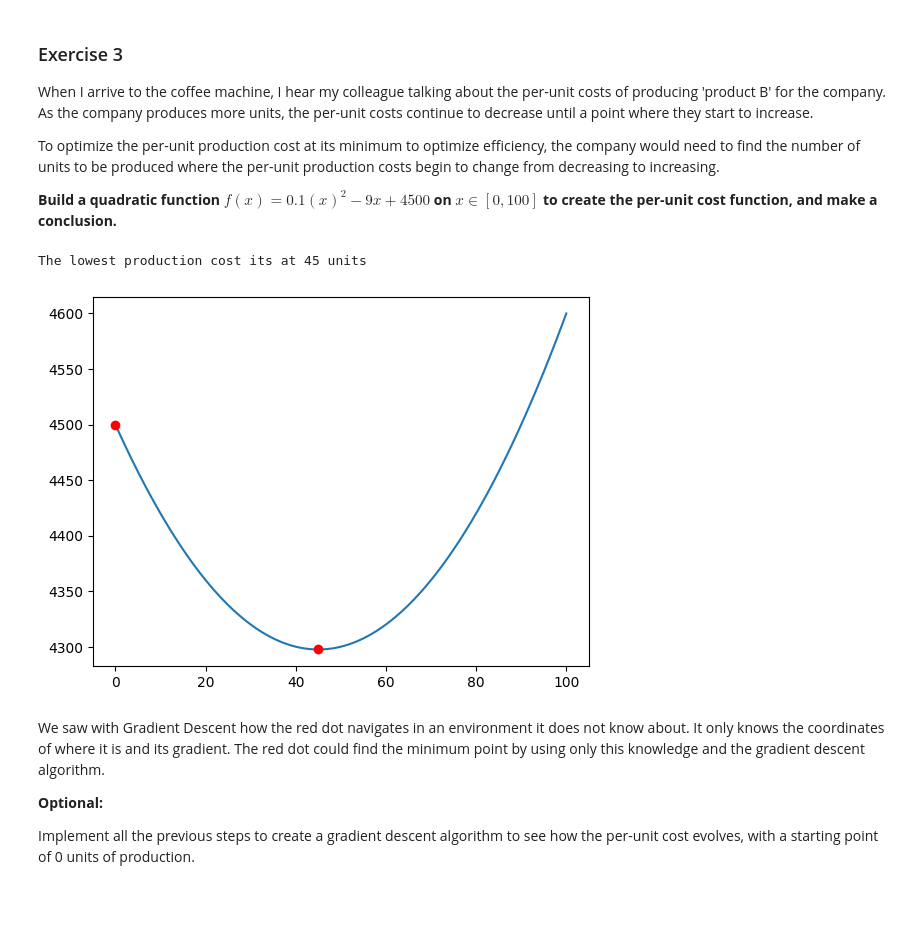
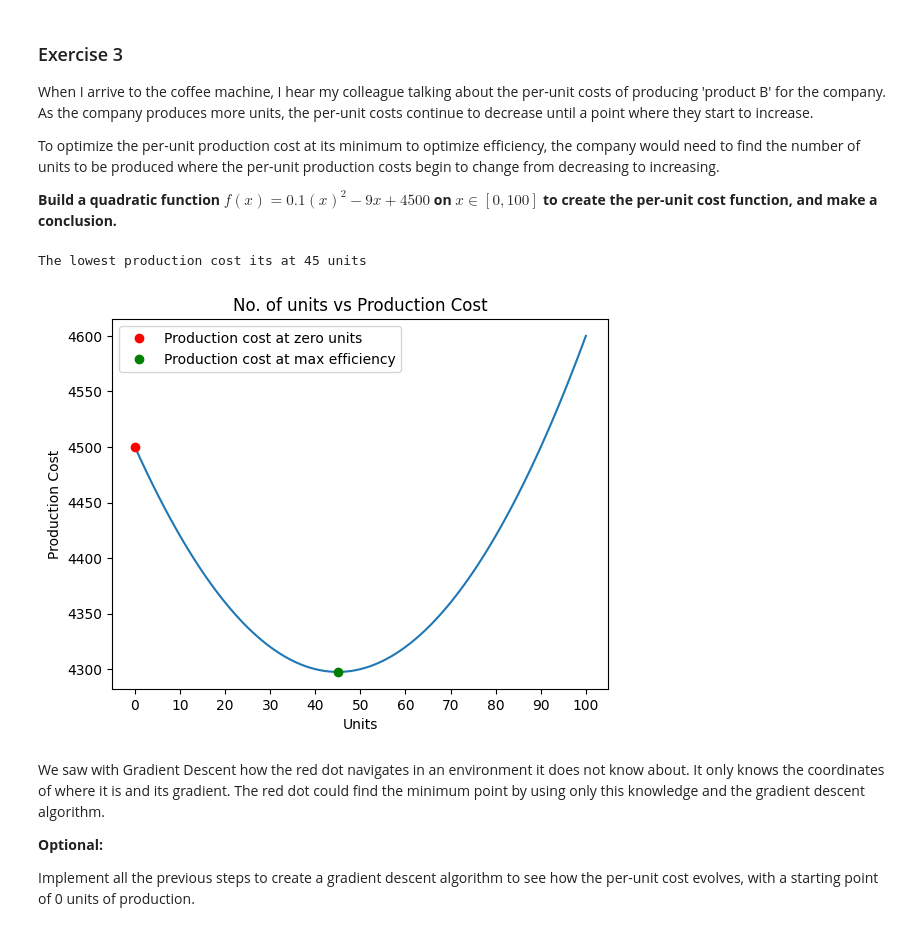
Before and after one commit to noehurtado/calculus-and-algebra-problems-with-python, a Jupyter notebook: notebook/problems.ipynb, the cells around one changed output. Drawn from its saved outputs; the diff is of its cells as text; code cells hidden in the pictures; blank space fills up the shorter version.

```diff
--- a/notebook/problems.ipynb
+++ b/notebook/problems.ipynb
@@ -284,20 +286,26 @@ To optimize the per-unit production cost at its minimum to optimize efficiency,
 # %%
 # Define and plot the function
 def prod_cost(x):
     return 0.1*(x**2) - 9*x + 4500
 units = np.linspace(0, 100, 101)
 
 df_prod = pd.DataFrame({'units': units, 'price': prod_cost(units)})
 min_price = df_prod.loc[df_prod['price'].idxmin()]
 
+print('The lowest production cost its at {} units'.format(int(min_price['units'])))
+
 plt.plot(units, prod_cost(units))
-plt.plot(0, prod_cost(0), 'ro')
-plt.plot(min_price['units'], min_price['price'], 'ro')
-
-print('The lowest production cost its at {} units'.format(int(min_price['units'])))
+plt.plot(0, prod_cost(0), 'ro', label='Production cost at zero units')
+plt.plot(min_price['units'], min_price['price'], 'go', label='Production cost at max efficiency')
+plt.title('No. of units vs Production Cost')
+plt.xlabel('Units')
+plt.ylabel('Production Cost')
+plt.xticks(np.arange(0,101,10))
+plt.legend()
+plt.show()
 # %% [output]
 The lowest production cost its at 45 units
-[figure, old version]
+[figure, new version]
 # %% [markdown]
 We saw with Gradient Descent how the red dot navigates in an environment it does not know about. It only knows the coordinates of where it is and its gradient. The red dot could find the minimum point by using only this knowledge and the gradient descent algorithm.
 
```
Also changed, not shown: parts of 6 cells of this notebook.
